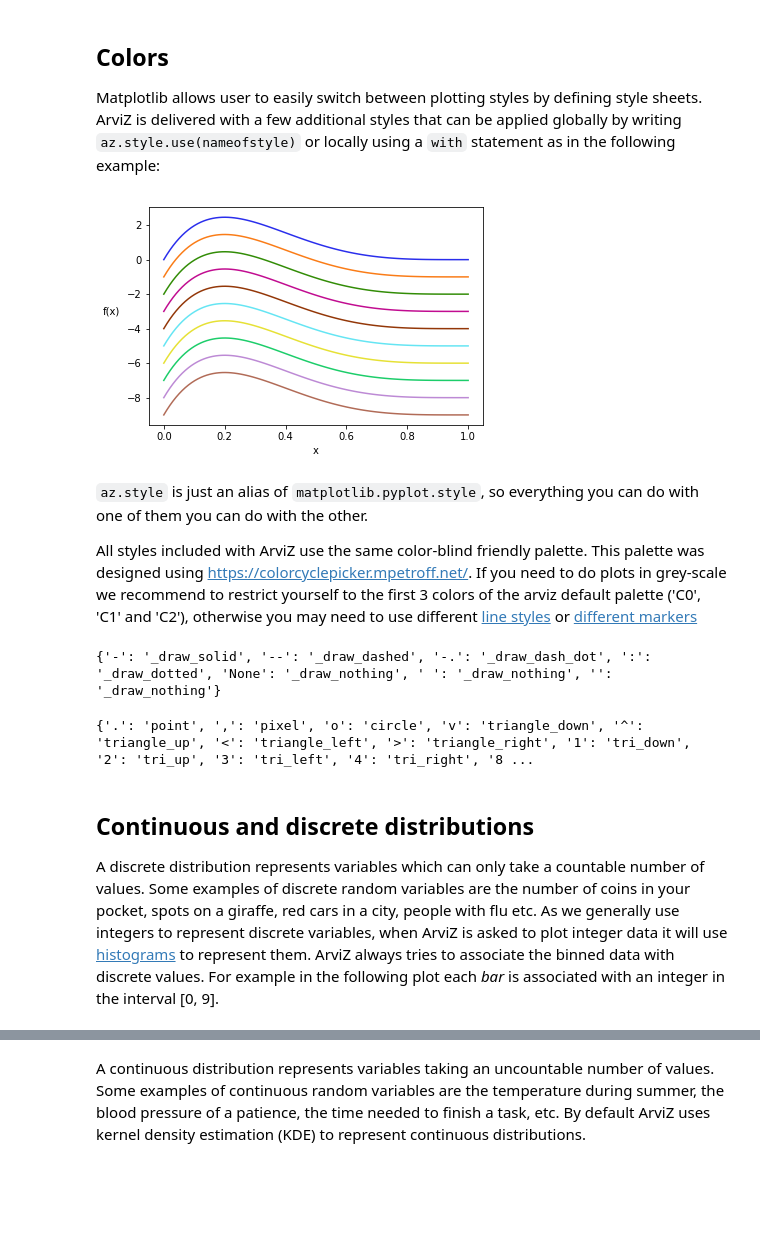
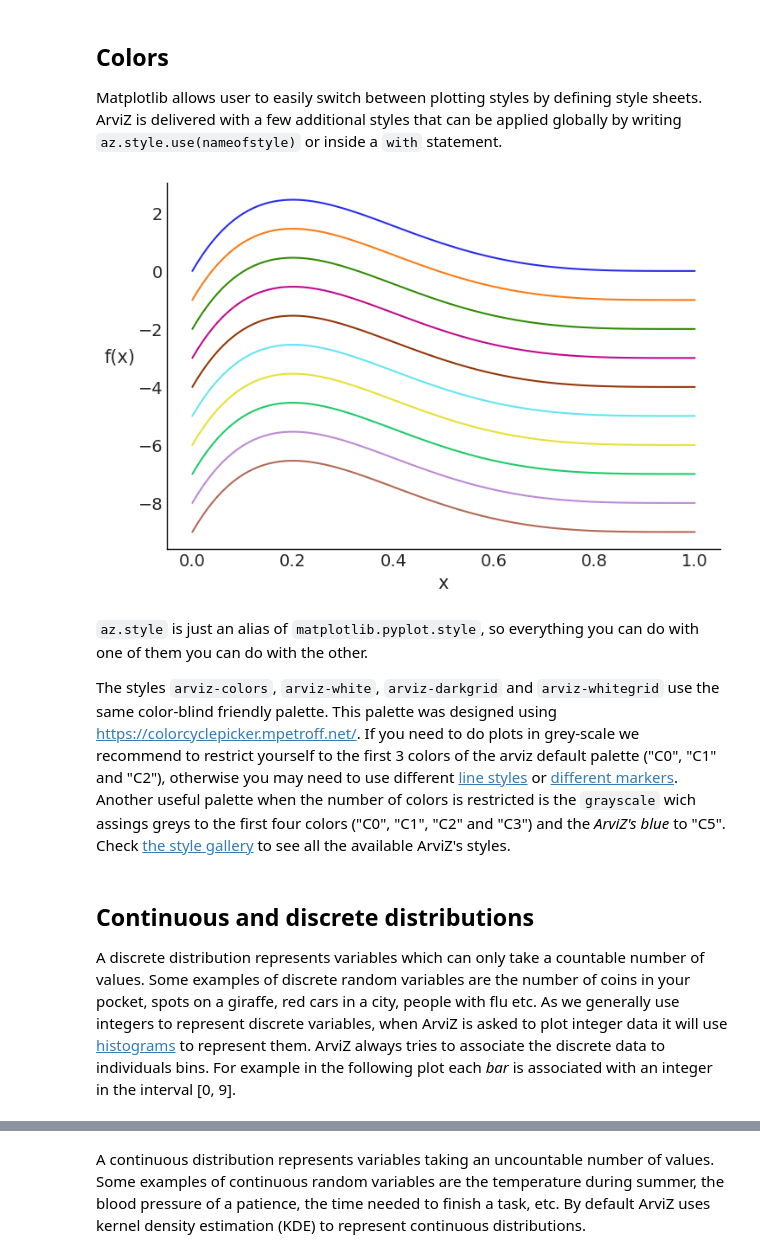
Before and after one commit to arviz-devs/Exploratory-Analysis-of-Bayesian-Models, a Jupyter notebook: content/Section_01/Visualization.ipynb, the cells around one changed output, grey strips where cells are left out. Saved outputs shown, nothing was run; the diff lists cells and outputs as text; code cells hidden in the pictures; blank space fills up the shorter version.

```diff
--- a/content/Section_01/Visualization.ipynb
+++ b/content/Section_01/Visualization.ipynb
@@ -23,37 +19,27 @@ ArviZ is build on top of matplotlib, thus is a good idea to get familiar with th
 # %% [markdown]
 ## Colors
 
-Matplotlib allows user to easily switch between plotting styles by defining  style sheets. ArviZ is delivered with a few additional styles that can be applied globally by writing `az.style.use(nameofstyle)` or locally using a `with` statement as in the following example:
+Matplotlib allows user to easily switch between plotting styles by defining  style sheets. ArviZ is delivered with a few additional styles that can be applied globally by writing `az.style.use(nameofstyle)` or inside a `with` statement.
 # %%
+az.style.use('arviz-white')
 x = np.linspace(0, 1, 100)
 dist = stats.beta(2, 5).pdf(x)
 
 fig = plt.figure()
-with az.style.context('arviz-colors'):
-    for i in range(10):
-        plt.plot(x, dist - i, f'C{i}', label=f'C{i}')
+for i in range(10):
+    plt.plot(x, dist - i, f'C{i}', label=f'C{i}')
 plt.xlabel('x')
 plt.ylabel('f(x)', rotation=0, labelpad=15);
 # %% [output]
-[figure, old version]
+[figure, new version]
 # %% [markdown]
 `az.style` is just an alias of `matplotlib.pyplot.style`, so everything you can do with one of them you can do with the other.
 
-All styles included with ArviZ use the same color-blind friendly palette. This palette was designed using https://colorcyclepicker.mpetroff.net/. If you need to do plots in grey-scale we recommend to restrict yourself to the first 3 colors of the arviz default palette ('C0', 'C1' and 'C2'), otherwise you may need to use different [line styles](https://matplotlib.org/api/_as_gen/matplotlib.lines.Line2D.html#matplotlib.lines.Line2D.set_linestyle) or [different markers](https://matplotlib.org/api/markers_api.html#module-matplotlib.markers)
+The styles `arviz-colors`, `arviz-white`, `arviz-darkgrid` and `arviz-whitegrid` use the same color-blind friendly palette. This palette was designed using https://colorcyclepicker.mpetroff.net/. If you need to do plots in grey-scale we recommend to restrict yourself to the first 3 colors of the arviz default palette ("C0", "C1" and "C2"), otherwise you may need to use different [line styles](https://matplotlib.org/api/_as_gen/matplotlib.lines.Line2D.html#matplotlib.lines.Line2D.set_linestyle) or [different markers](https://matplotlib.org/api/markers_api.html#module-matplotlib.markers). Another useful palette when the number of colors is restricted is the `grayscale` wich assings greys to the first four colors ("C0", "C1", "C2" and "C3") and the *ArviZ's blue* to "C5". Check [the style gallery](https://arviz-devs.github.io/arviz/examples/styles.html) to see all the available ArviZ's styles.
-# %%
-from matplotlib import lines
-print(lines.lineStyles)
-# %% [output]
-{'-': '_draw_solid', '--': '_draw_dashed', '-.': '_draw_dash_dot', ':': '_draw_dotted', 'None': '_draw_nothing', ' ': '_draw_nothing', '': '_draw_nothing'}
-# %%
-from matplotlib import markers
-print(markers.MarkerStyle.markers)
-# %% [output]
-{'.': 'point', ',': 'pixel', 'o': 'circle', 'v': 'triangle_down', '^': 'triangle_up', '<': 'triangle_left', '>': 'triangle_right', '1': 'tri_down', '2': 'tri_up', '3': 'tri_left', '4': 'tri_right', '8 ...
 # %% [markdown]
 ## Continuous and discrete distributions
 
-A discrete distribution represents variables which can only take a countable number of values. Some examples of discrete random variables are the number of coins in your pocket, spots on a giraffe, red cars in a city, people with flu etc. As we generally use integers to represent discrete variables, when ArviZ is asked to plot integer data it will use [histograms](https://en.wikipedia.org/wiki/Histogram) to represent them. ArviZ always tries to associate the binned data with discrete values. For example in the following plot each _bar_ is associated with an integer in the interval [0, 9].
+A discrete distribution represents variables which can only take a countable number of values. Some examples of discrete random variables are the number of coins in your pocket, spots on a giraffe, red cars in a city, people with flu etc. As we generally use integers to represent discrete variables, when ArviZ is asked to plot integer data it will use [histograms](https://en.wikipedia.org/wiki/Histogram) to represent them. ArviZ always tries to associate the discrete data to individuals bins. For example in the following plot each _bar_ is associated with an integer in the interval [0, 9].
 # %%
 d_values = stats.poisson(3).rvs(500)
 az.plot_dist(d_values);
```
Also changed, not shown: parts of 11 cells of this notebook, 4 other files.
